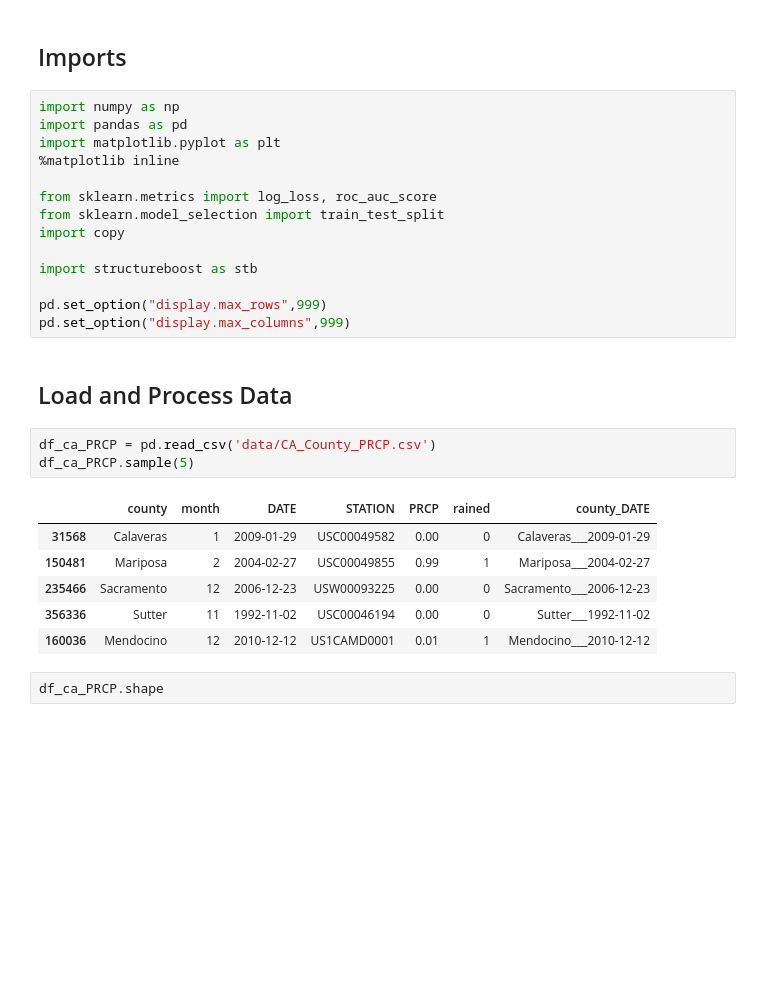
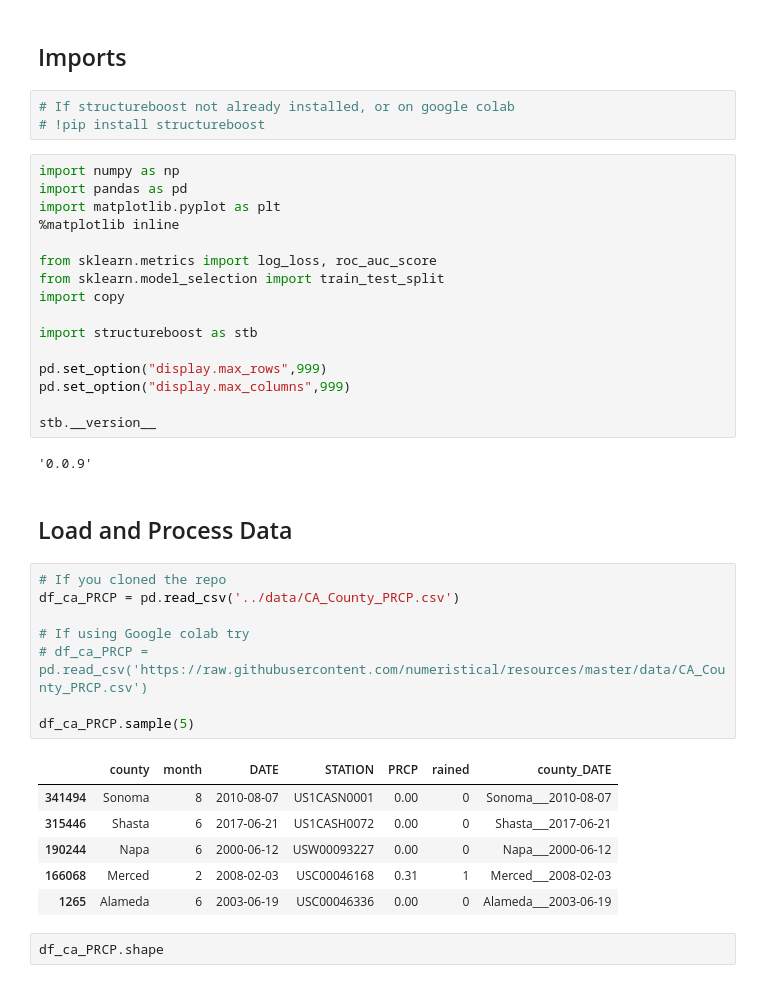
Before and after one commit to numeristical/resources, a Jupyter notebook: lecture_notebooks/LN200804_StructureBoost_Intro.ipynb, the cells around one changed output. Saved outputs shown, nothing was run; the diff lists cells and outputs as text; blank space fills up the shorter version.

```diff
--- a/lecture_notebooks/LN200804_StructureBoost_Intro.ipynb
+++ b/lecture_notebooks/LN200804_StructureBoost_Intro.ipynb
@@ -62,6 +63,9 @@ There are 58 counties and 12 months, for a total of 12 * 58 = 696 different mont
 We will judge the quality of our model by calculating the **log_loss** on an independent test set.  Log_loss is also known as **cross-entropy** and is equivalent to using the **maximum-likelihood** principle.  (Log_loss is the negative log likelihood divided by the size of the test set).
 # %% [markdown]
 ## Imports
+# %%
+# If structureboost not already installed, or on google colab
+# !pip install structureboost
 # %%
 import numpy as np
 import pandas as pd
@@ -76,18 +80,27 @@ import structureboost as stb
 
 pd.set_option("display.max_rows",999)
 pd.set_option("display.max_columns",999)
+
+stb.__version__
+# %% [output]
+'0.0.9'
 # %% [markdown]
 ## Load and Process Data
-# %%
-df_ca_PRCP = pd.read_csv('data/CA_County_PRCP.csv')
-df_ca_PRCP.sample(5)
-# %% [output]
-|  | county | month | DATE | STATION | PRCP | rained | county_DATE |
-| 31568 | Calaveras | 1 | 2009-01-29 | USC00049582 | 0.00 | 0 | Calaveras___2009-01-29 |
-| 150481 | Mariposa | 2 | 2004-02-27 | USC00049855 | 0.99 | 1 | Mariposa___2004-02-27 |
-| 235466 | Sacramento | 12 | 2006-12-23 | USW00093225 | 0.00 | 0 | Sacramento___2006-12-23 |
-| 356336 | Sutter | 11 | 1992-11-02 | USC00046194 | 0.00 | 0 | Sutter___1992-11-02 |
-| 160036 | Mendocino | 12 | 2010-12-12 | US1CAMD0001 | 0.01 | 1 | Mendocino___2010-12-12 |
+# %%
+# If you cloned the repo
+df_ca_PRCP = pd.read_csv('../data/CA_County_PRCP.csv')
+
+# If using Google colab try
+# df_ca_PRCP = pd.read_csv('https://raw.githubusercontent.com/numeristical/resources/master/data/CA_County_PRCP.csv')
+
+df_ca_PRCP.sample(5)
+# %% [output]
+|  | county | month | DATE | STATION | PRCP | rained | county_DATE |
+| 341494 | Sonoma | 8 | 2010-08-07 | US1CASN0001 | 0.00 | 0 | Sonoma___2010-08-07 |
+| 315446 | Shasta | 6 | 2017-06-21 | US1CASH0072 | 0.00 | 0 | Shasta___2017-06-21 |
+| 190244 | Napa | 6 | 2000-06-12 | USW00093227 | 0.00 | 0 | Napa___2000-06-12 |
+| 166068 | Merced | 2 | 2008-02-03 | USC00046168 | 0.31 | 1 | Merced___2008-02-03 |
+| 1265 | Alameda | 6 | 2003-06-19 | USC00046336 | 0.00 | 0 | Alameda___2003-06-19 |
 # %%
 df_ca_PRCP.shape
 # %% [output]
```
Also changed, not shown: parts of 42 cells of this notebook, 1 other file.
